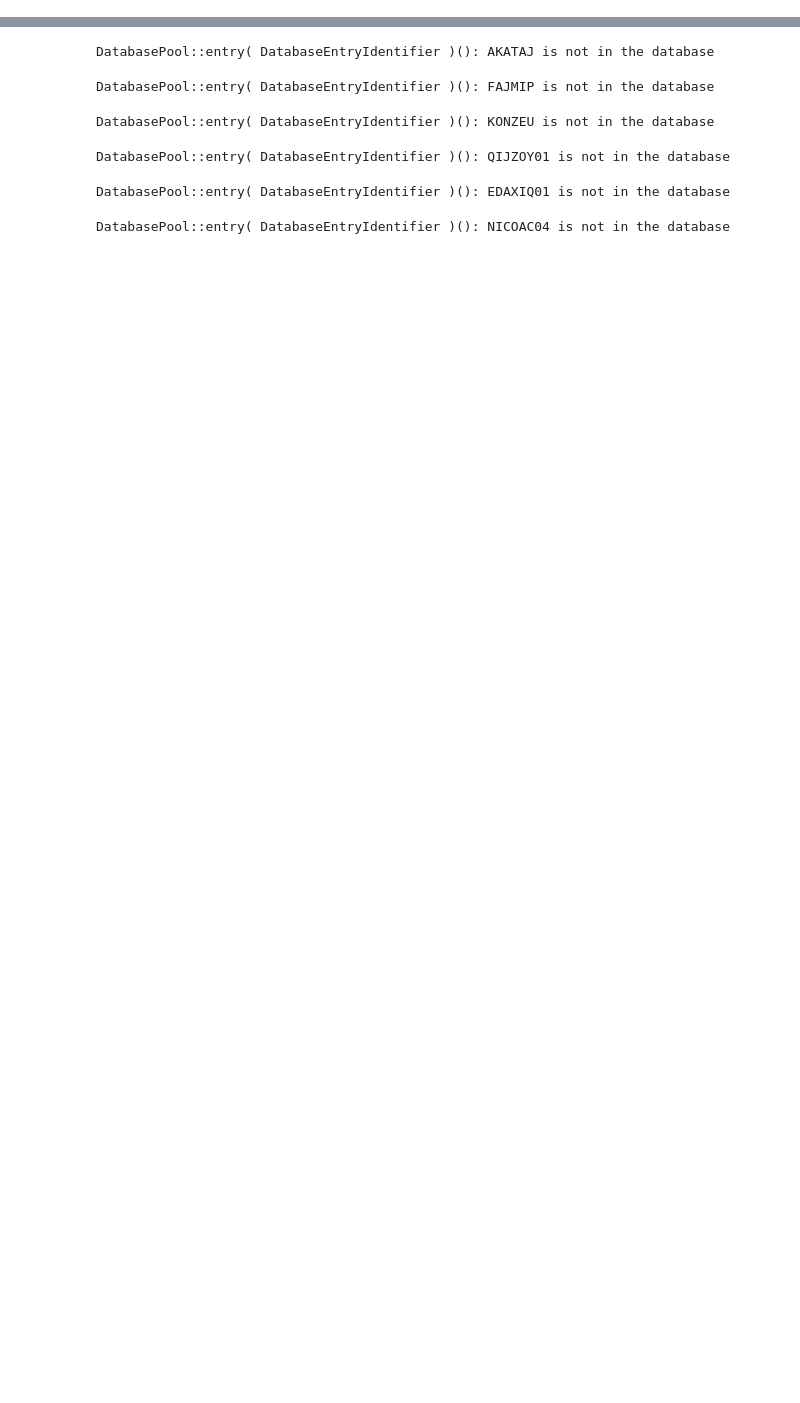
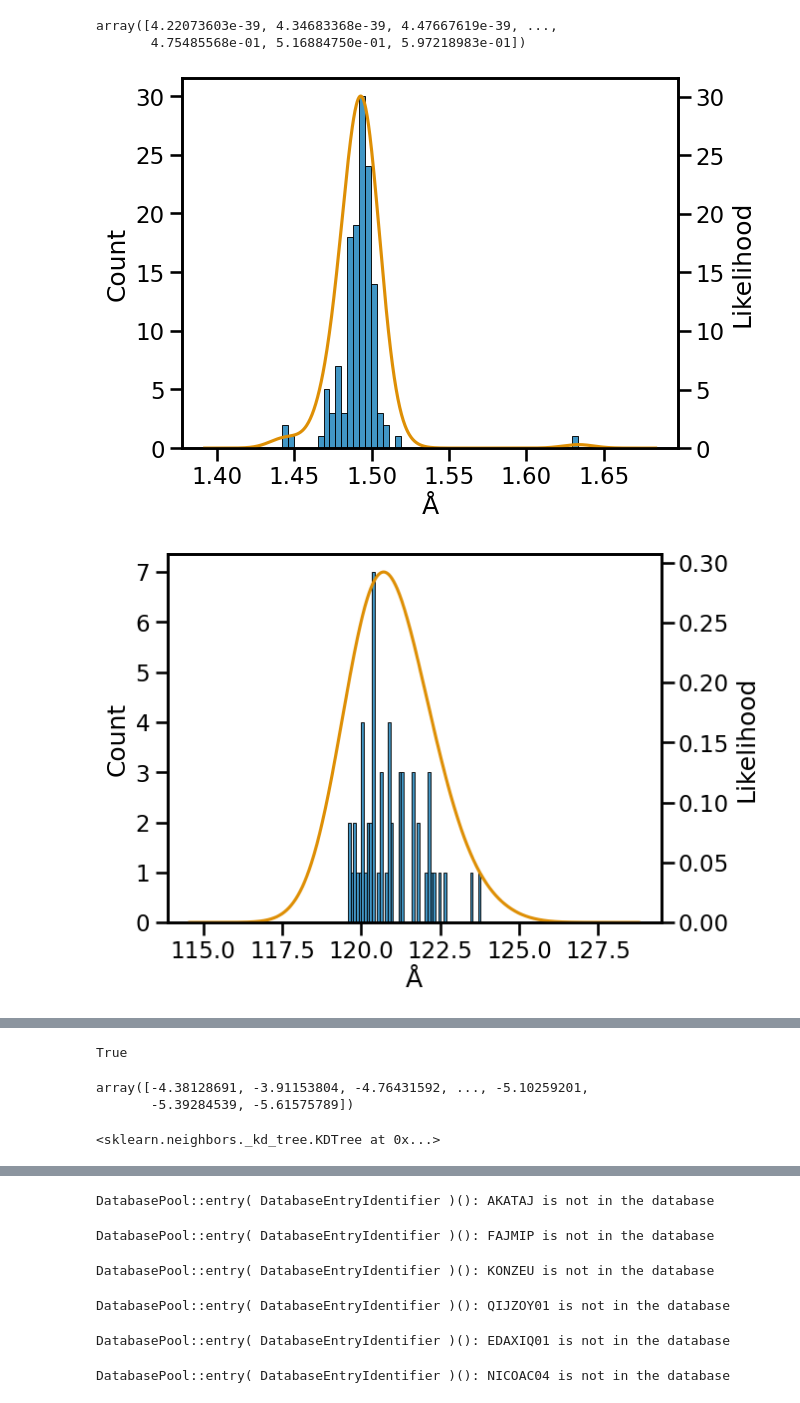
Before and after one commit to bbaillif/genbench3d, a Jupyter notebook: pattern_distributions.ipynb, the cells around one changed output, grey strips where cells are left out. Cells and saved outputs as stored; diff of their text form; code cells hidden in the pictures; blank space fills up the shorter version.

```diff
--- a/pattern_distributions.ipynb
+++ b/pattern_distributions.ipynb
@@ -43,0 +468,57 @@ len(rg.mixtures['torsion'])
+# %%
+likelihoods
+# %% [output]
+array([4.22073603e-39, 4.34683368e-39, 4.47667619e-39, ...,
+       4.75485568e-01, 5.16884750e-01, 5.97218983e-01])
+# %%
+patterns = [
+    ('C{6}(~C,~C)-C(=O,-C)', 'bond'),
+    ('O()=C(-C)-C(-H,-H,-H)', 'angle'),
+    ('C{6}(~C,-H)~C{6}(~C)-C(-C)=O()', 'torsion'),
+            ]
+# %%
+pattern_class = {'bond': BondPattern,
+                'angle': AnglePattern,
+                'torsion': TorsionPattern}
+# %%
+sns.set_context('talk')
+# %%
+colorblind_palette = sns.color_palette("colorblind")
+# %%
+for pattern_str, pattern_type in patterns:
+    pattern = pattern_class[pattern_type].from_string(pattern_str)
+    assert pattern in values[pattern_type]
+    geometry_kd = rg.kernel_densities[pattern_type][pattern]
+    geometry_values = values[pattern_type][pattern]
+    if pattern_type == 'torsion':
+        geometry_values = np.radians(geometry_values)
+        samples = np.linspace(-np.pi, np.pi, 1000)
+        unit_name = 'Radians'
+    else:
+        unit_name = 'Å'
+        vmin = np.min(geometry_values)
+        vmax = np.max(geometry_values)
+        if pattern_type == 'bond':
+            padding = 0.05
+        else:
+            padding = 5
+        samples = np.linspace(vmin - padding,
+                             vmax + padding,
+                             1000)
+    log_likelihoods = geometry_kd.kernel_density.score_samples(samples.reshape(-1, 1))
+    likelihoods = np.exp(log_likelihoods.squeeze())
+
+    fig, ax = plt.subplots()
+    sns.histplot(geometry_values, bins=50, ax=ax, color=colorblind_palette[0])
+    ax2 = ax.twinx()
+    sns.lineplot(x=samples, y=likelihoods, ax=ax2,
+                 color=colorblind_palette[1]
+                )
+    ax2.set_ylim(0)
+    ax2.set_ylabel('Likelihood')
+    ax.set_xlabel(unit_name)
+    plt.savefig(f'figures/{pattern_type}_distribution.png', dpi=300, bbox_inches='tight')
+    plt.show()
+# %% [output]
+[figure, added]
+[figure, added]
@@ -43,0 +532,4 @@ len(rg.mixtures['torsion'])
+# %%
+pattern in values['torsion']
+# %% [output]
+True
@@ -43,0 +550,9 @@ len(rg.mixtures['torsion'])
+# %%
+kd_l.squeeze()
+# %% [output]
+array([-4.38128691, -3.91153804, -4.76431592, ..., -5.10259201,
+       -5.39284539, -5.61575789])
+# %%
+kd.tree_
+# %% [output]
+<sklearn.neighbors._kd_tree.KDTree at 0x...>
```
Also changed, not shown: parts of 64 cells of this notebook, 3 other files.
